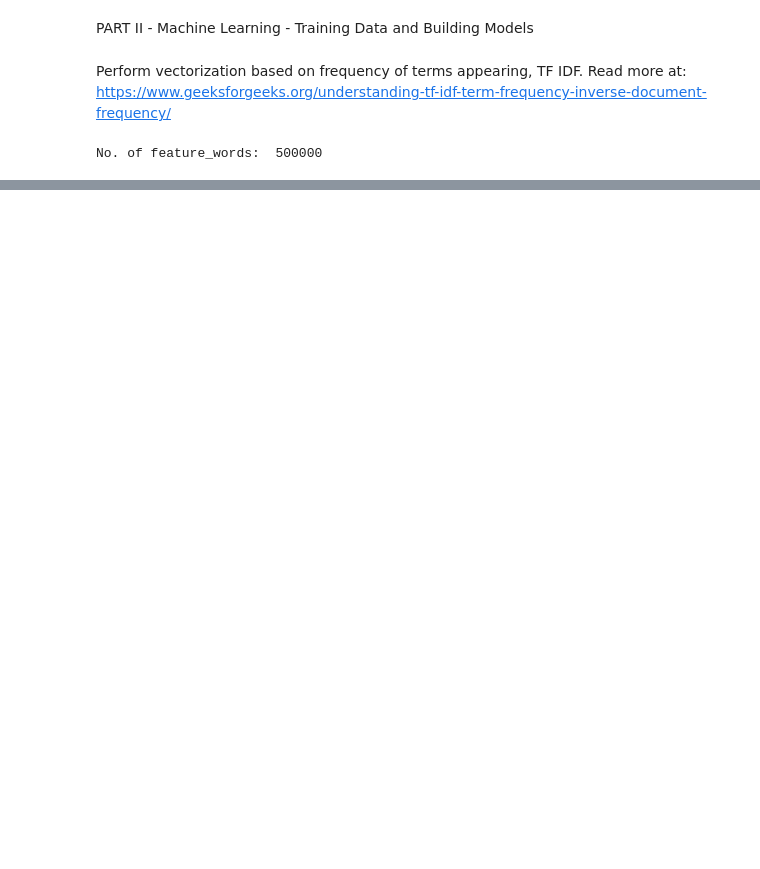
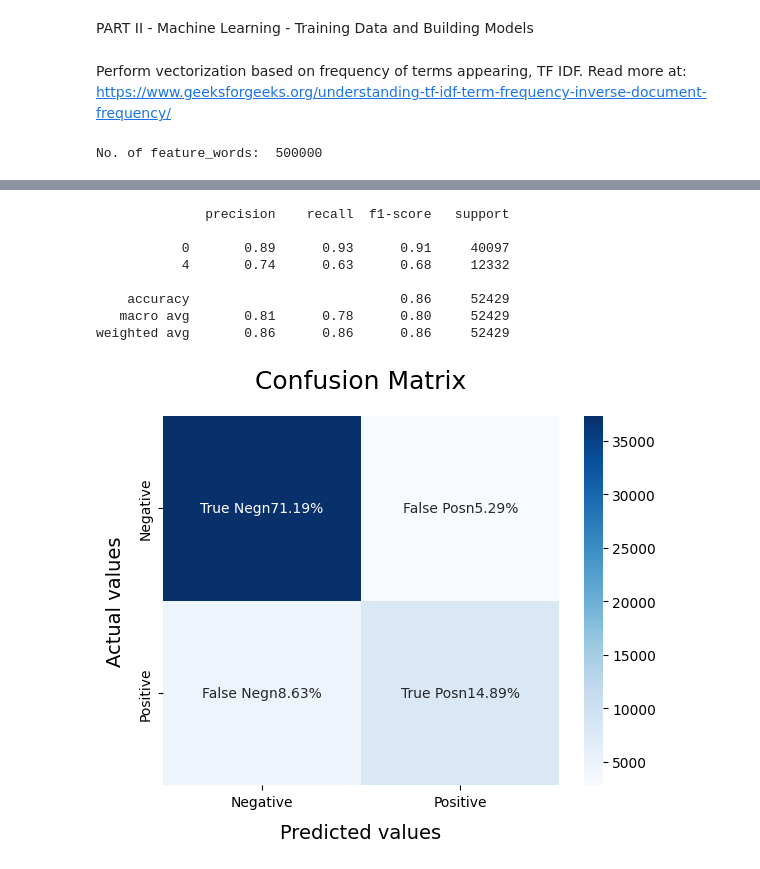
Before and after one commit to aliceKuang12/financialPredictor, a Jupyter notebook: sentiment_analysis.ipynb, the cells around one changed output, grey strips where cells are left out. Drawn from its saved outputs; the diff is of its cells as text; code cells hidden in the pictures; blank space fills up the shorter version.

```diff
--- a/sentiment_analysis.ipynb
+++ b/sentiment_analysis.ipynb
@@ -385,0 +418,15 @@ def model_Evaluate(model):
+# %%
+SVCmodel = LinearSVC()
+SVCmodel.fit(X_train, y_train)
+model_Evaluate(SVCmodel)
+y_pred2 = SVCmodel.predict(X_test)
+# %% [output]
+              precision    recall  f1-score   support
+
+           0       0.89      0.93      0.91     40097
+           4       0.74      0.63      0.68     12332
+
+    accuracy                           0.86     52429
+   macro avg       0.81      0.78      0.80     52429
+weighted avg       0.86      0.86      0.86     52429
+[figure, added]
```
Also changed, not shown: parts of 11 cells of this notebook.
